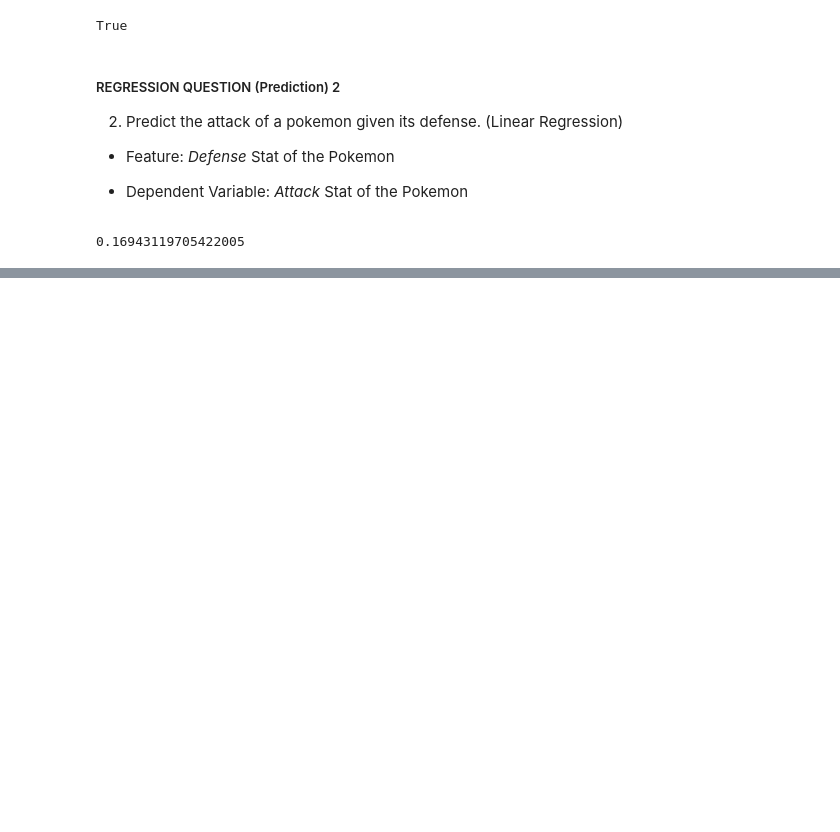
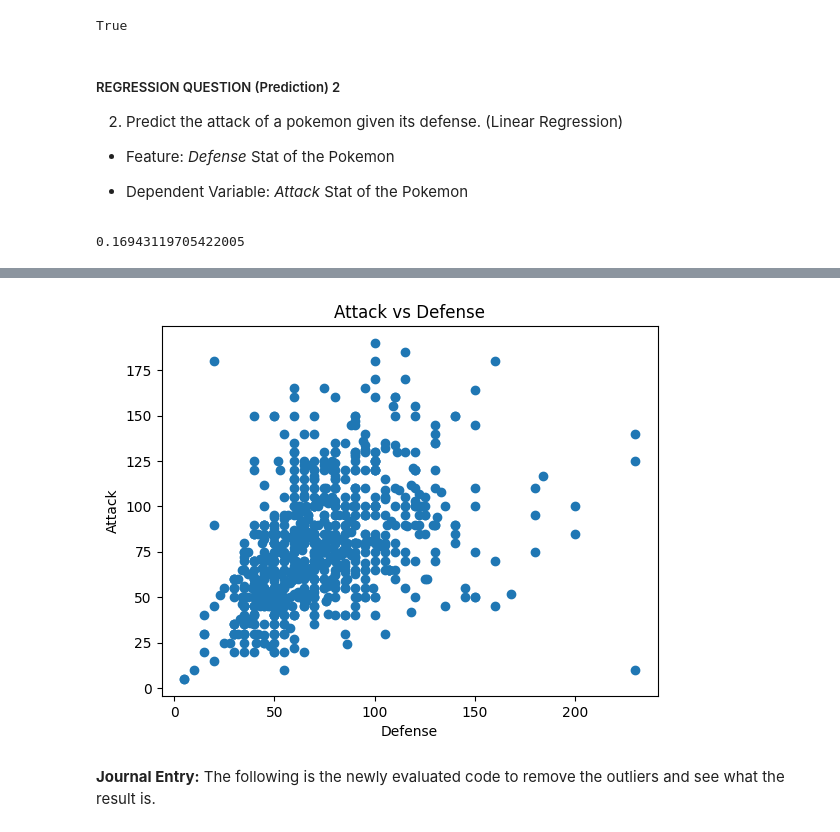
Before and after one commit to virajdas/DataSciencePlayground, a Jupyter notebook: machine_learning_introduction.ipynb, the cells around one changed output, grey strips where cells are left out. Drawn from its saved outputs; the diff is of its cells as text; code cells hidden in the pictures; blank space fills up the shorter version.

Commit message:
Did a few journal entries

```diff
--- a/machine_learning_introduction.ipynb
+++ b/machine_learning_introduction.ipynb
@@ -84,17 +81,0 @@ Multi-Feature Prediction Attempt (Still Not Accurate)
-# %%
-from sklearn.model_selection import train_test_split
-from sklearn.linear_model import LinearRegression
-
-feature_cols = ["Defense", "HP", "Speed", "Sp_Atk", "Sp_Def", "Generation"]
-
-X = dataframe[[c for c in feature_cols if c in dataframe.columns]]
-y = dataframe["Attack"]
-
-x_train, x_test, y_train, y_test = train_test_split(X, y, test_size=0.30, random_state=42)
-x_val,  x_test, y_val,  y_test  = train_test_split(x_test, y_test, test_size=0.33, random_state=42)
-
-model = LinearRegression()
-model.fit(x_train, y_train)
-
-print("Validation R^2:", model.score(x_val,  y_val))
-print("Test R^2:",       model.score(x_test, y_test))
@@ -103,0 +84,12 @@ Test R^2: 0.3494916916364048
+# %%
+fig = plt.figure()
+ax = fig.add_subplot(1, 1, 1)
+ax.scatter(x, y)
+ax.set_xlabel('Defense')
+ax.set_ylabel('Attack')
+ax.set_title('Attack vs Defense')
+plt.show()
+# %% [output]
+[figure, added]
+# %% [markdown]
+**Journal Entry:** The following is the newly evaluated code to remove the outliers and see what the result is.
```
Also changed, not shown: parts of 8 cells of this notebook.
